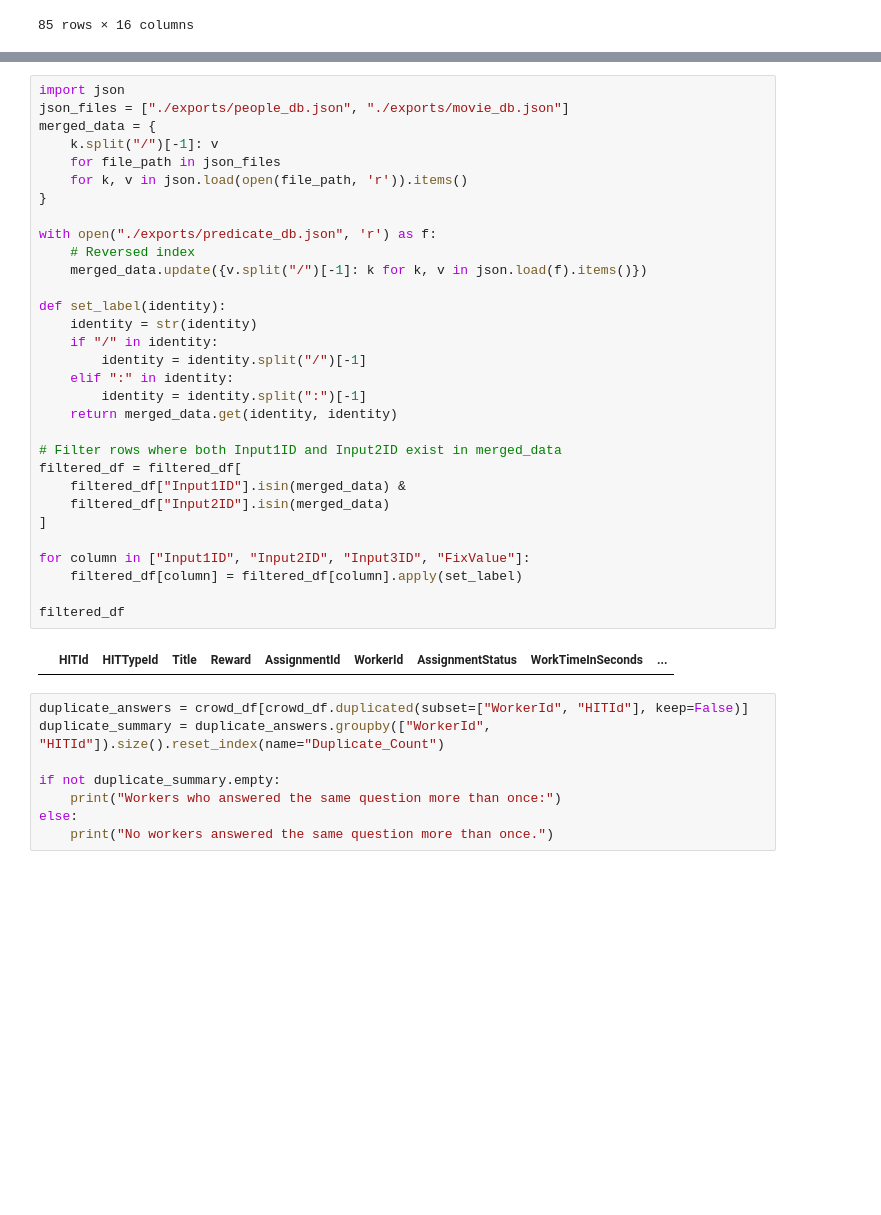
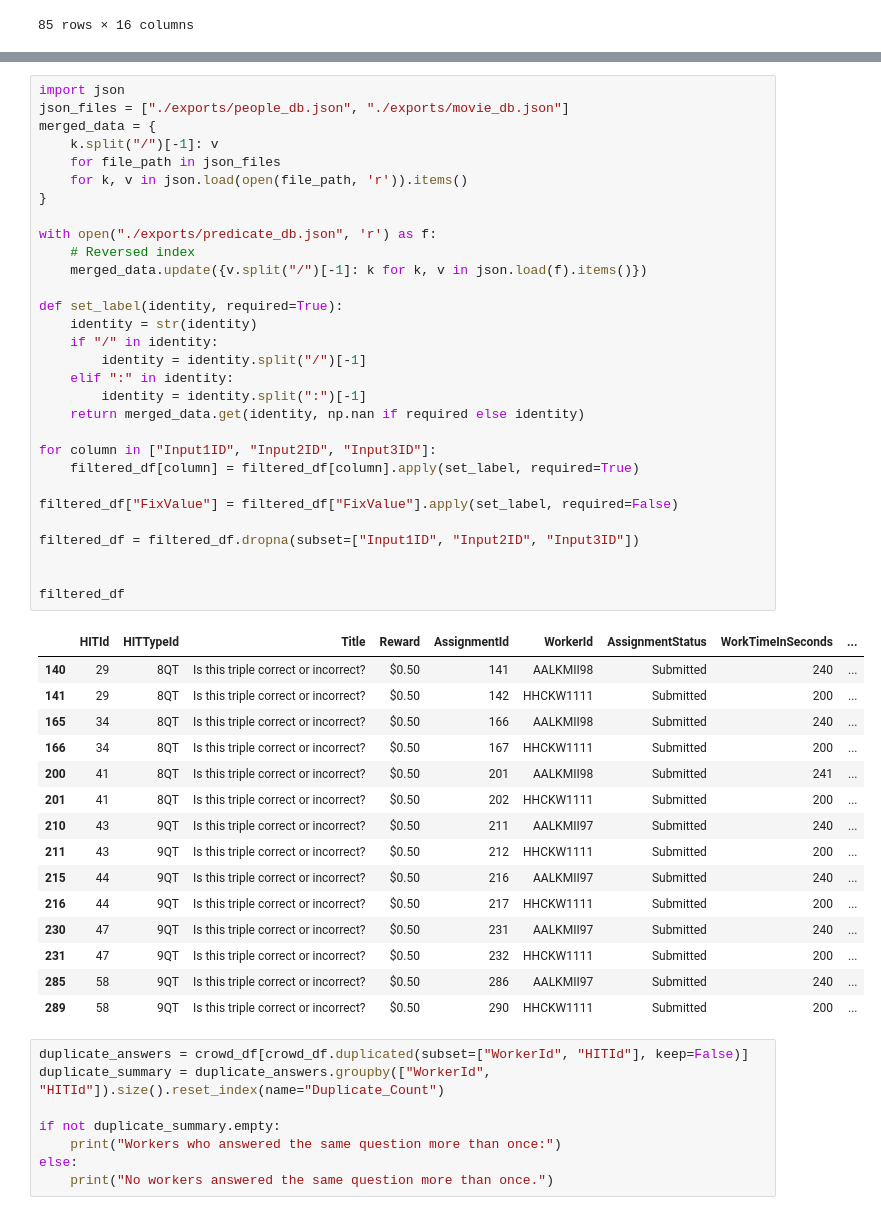
Before and after one commit to random9nessss/HS-24-Advanced-Topics-in-Artificial-Intelligence, a Jupyter notebook: development/crowd_source.ipynb, the cells around one changed output, grey strips where cells are left out. Drawn from its saved outputs; the diff is of its cells as text; blank space fills up the shorter version.

```diff
--- a/development/crowd_source.ipynb
+++ b/development/crowd_source.ipynb
@@ -90,36 +91,49 @@ filtered_df
 # %%
 import json
 json_files = ["./exports/people_db.json", "./exports/movie_db.json"]
 merged_data = {
     k.split("/")[-1]: v
     for file_path in json_files
     for k, v in json.load(open(file_path, 'r')).items()
 }
 
 with open("./exports/predicate_db.json", 'r') as f:
     # Reversed index
     merged_data.update({v.split("/")[-1]: k for k, v in json.load(f).items()})
 
-def set_label(identity):
+def set_label(identity, required=True):
     identity = str(identity)
     if "/" in identity:
         identity = identity.split("/")[-1]
     elif ":" in identity:
         identity = identity.split(":")[-1]
-    return merged_data.get(identity, identity)
+    return merged_data.get(identity, np.nan if required else identity)
 
-# Filter rows where both Input1ID and Input2ID exist in merged_data
-filtered_df = filtered_df[
-    filtered_df["Input1ID"].isin(merged_data) &
-    filtered_df["Input2ID"].isin(merged_data)
-]
+for column in ["Input1ID", "Input2ID", "Input3ID"]:
+    filtered_df[column] = filtered_df[column].apply(set_label, required=True)
 
-for column in ["Input1ID", "Input2ID", "Input3ID", "FixValue"]:
-    filtered_df[column] = filtered_df[column].apply(set_label)
+filtered_df["FixValue"] = filtered_df["FixValue"].apply(set_label, required=False)
+
+filtered_df = filtered_df.dropna(subset=["Input1ID", "Input2ID", "Input3ID"])
+
 
 filtered_df
 # %% [output]
 |  | HITId | HITTypeId | Title | Reward | AssignmentId | WorkerId | AssignmentStatus | WorkTimeInSeconds | ... |
+| 140 | 29 | 8QT | Is this triple correct or incorrect? | $0.50 | 141 | AALKMII98 | Submitted | 240 | ... |
+| 141 | 29 | 8QT | Is this triple correct or incorrect? | $0.50 | 142 | HHCKW1111 | Submitted | 200 | ... |
+| 165 | 34 | 8QT | Is this triple correct or incorrect? | $0.50 | 166 | AALKMII98 | Submitted | 240 | ... |
+| 166 | 34 | 8QT | Is this triple correct or incorrect? | $0.50 | 167 | HHCKW1111 | Submitted | 200 | ... |
+| 200 | 41 | 8QT | Is this triple correct or incorrect? | $0.50 | 201 | AALKMII98 | Submitted | 241 | ... |
+| 201 | 41 | 8QT | Is this triple correct or incorrect? | $0.50 | 202 | HHCKW1111 | Submitted | 200 | ... |
+| 210 | 43 | 9QT | Is this triple correct or incorrect? | $0.50 | 211 | AALKMII97 | Submitted | 240 | ... |
+| 211 | 43 | 9QT | Is this triple correct or incorrect? | $0.50 | 212 | HHCKW1111 | Submitted | 200 | ... |
+| 215 | 44 | 9QT | Is this triple correct or incorrect? | $0.50 | 216 | AALKMII97 | Submitted | 240 | ... |
+| 216 | 44 | 9QT | Is this triple correct or incorrect? | $0.50 | 217 | HHCKW1111 | Submitted | 200 | ... |
+| 230 | 47 | 9QT | Is this triple correct or incorrect? | $0.50 | 231 | AALKMII97 | Submitted | 240 | ... |
+| 231 | 47 | 9QT | Is this triple correct or incorrect? | $0.50 | 232 | HHCKW1111 | Submitted | 200 | ... |
+| 285 | 58 | 9QT | Is this triple correct or incorrect? | $0.50 | 286 | AALKMII97 | Submitted | 240 | ... |
+| 289 | 58 | 9QT | Is this triple correct or incorrect? | $0.50 | 290 | HHCKW1111 | Submitted | 200 | ... |
 # %%
 duplicate_answers = crowd_df[crowd_df.duplicated(subset=["WorkerId", "HITId"], keep=False)]
 duplicate_summary = duplicate_answers.groupby(["WorkerId", "HITId"]).size().reset_index(name="Duplicate_Count")
```
Also changed, not shown: parts of 1 cell of this notebook.
